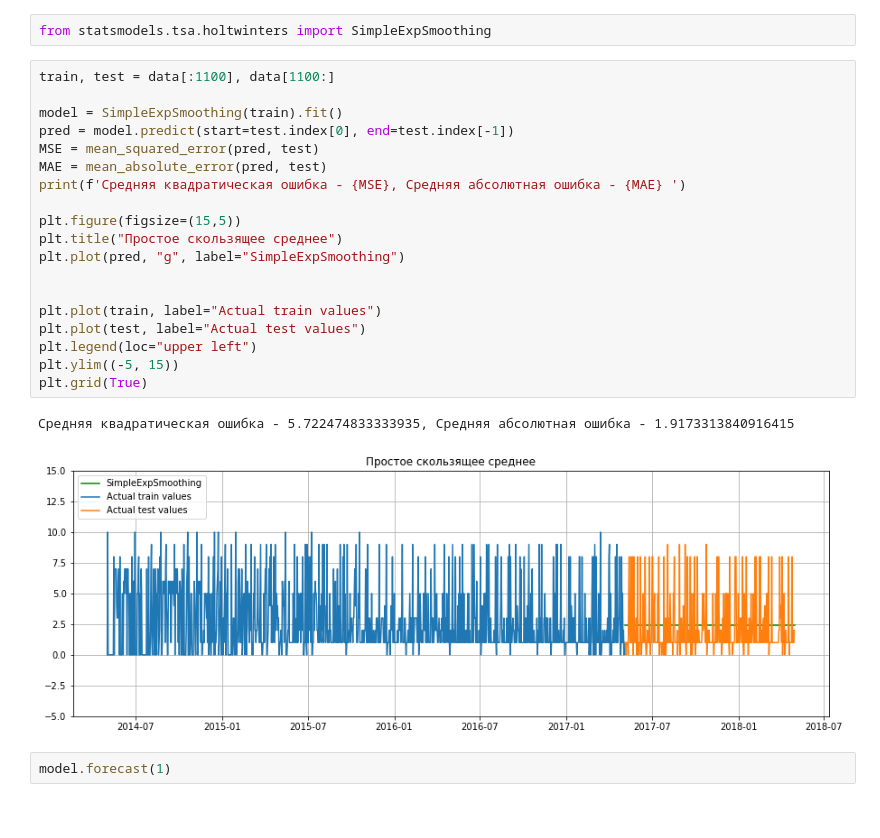
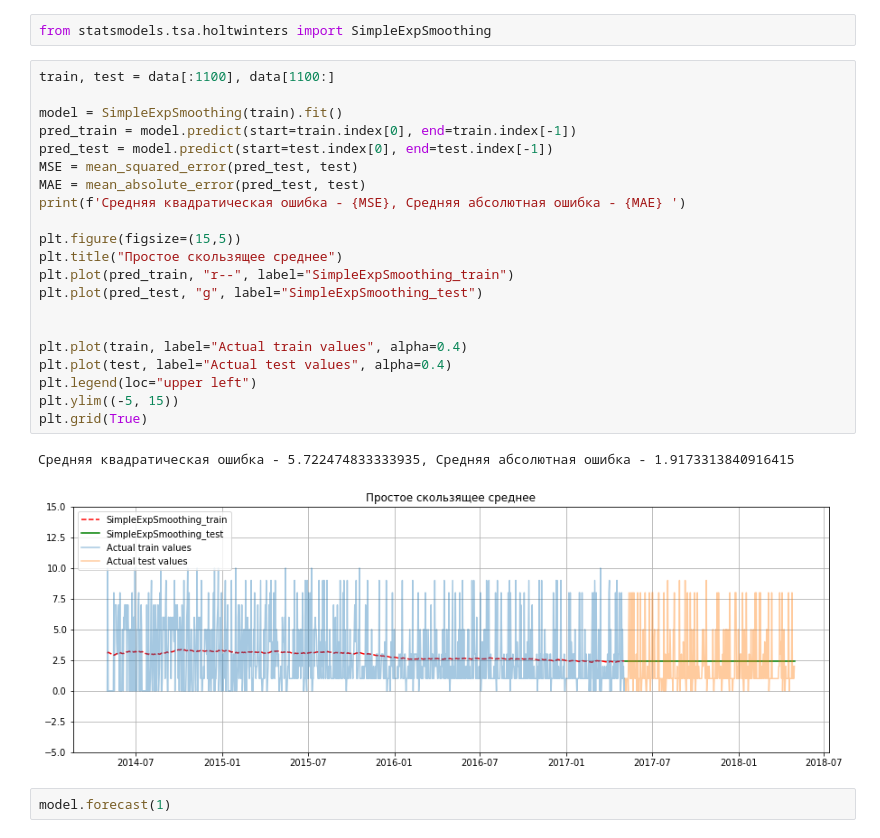
Before and after one commit to CapBass/Math_DS, a Jupyter notebook: TimeSeries.ipynb, the cells around one changed output. Drawn from its saved outputs; the diff is of its cells as text.

```diff
--- a/TimeSeries.ipynb
+++ b/TimeSeries.ipynb
@@ -96,25 +96,27 @@ from statsmodels.tsa.holtwinters import SimpleExpSmoothing
 # %%
 train, test = data[:1100], data[1100:]
 
 model = SimpleExpSmoothing(train).fit()
-pred = model.predict(start=test.index[0], end=test.index[-1])
-MSE = mean_squared_error(pred, test)
-MAE = mean_absolute_error(pred, test)
+pred_train = model.predict(start=train.index[0], end=train.index[-1])
+pred_test = model.predict(start=test.index[0], end=test.index[-1])
+MSE = mean_squared_error(pred_test, test)
+MAE = mean_absolute_error(pred_test, test)
 print(f'Средняя квадратическая ошибка - {MSE}, Средняя абсолютная ошибка - {MAE} ')
 
 plt.figure(figsize=(15,5))
 plt.title("Простое скользящее среднее")
-plt.plot(pred, "g", label="SimpleExpSmoothing")
+plt.plot(pred_train, "r--", label="SimpleExpSmoothing_train")
+plt.plot(pred_test, "g", label="SimpleExpSmoothing_test")
 
 
-plt.plot(train, label="Actual train values")
-plt.plot(test, label="Actual test values")
+plt.plot(train, label="Actual train values", alpha=0.4)
+plt.plot(test, label="Actual test values", alpha=0.4)
 plt.legend(loc="upper left")
 plt.ylim((-5, 15))
 plt.grid(True)
 # %% [output]
 Средняя квадратическая ошибка - 5.722474833333935, Средняя абсолютная ошибка - 1.9173313840916415
-[figure, old version]
+[figure, new version]
 # %%
 model.forecast(1)
 # %% [output]
```
